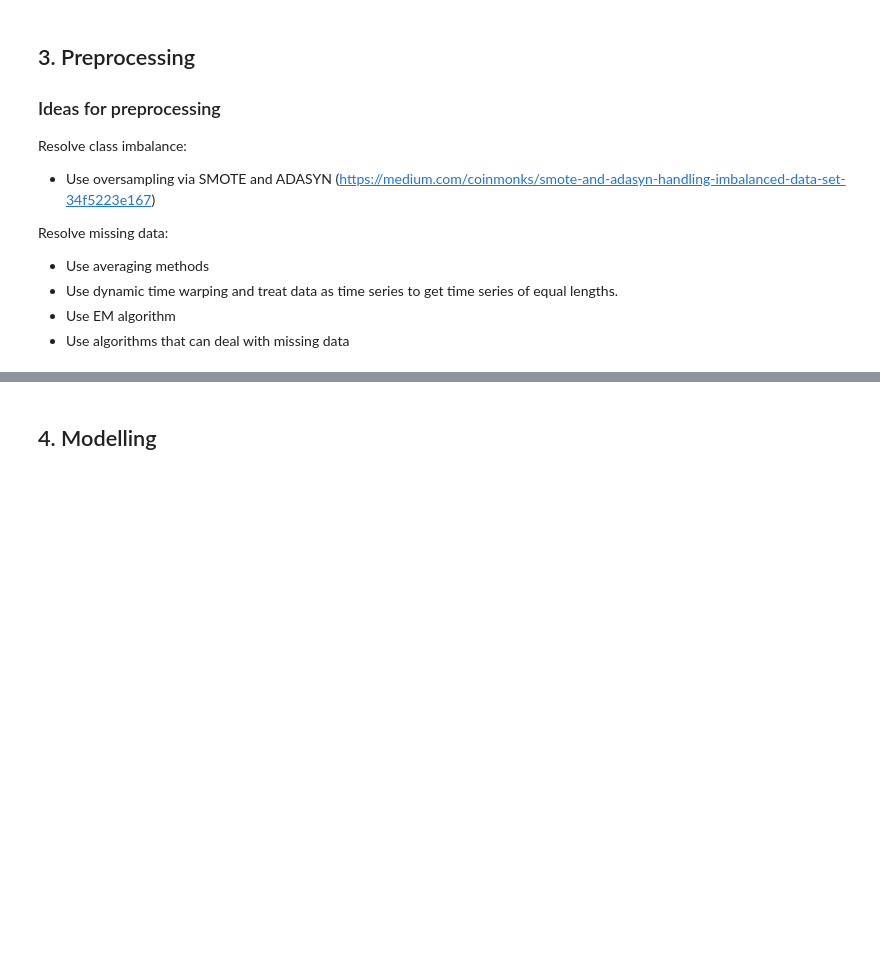
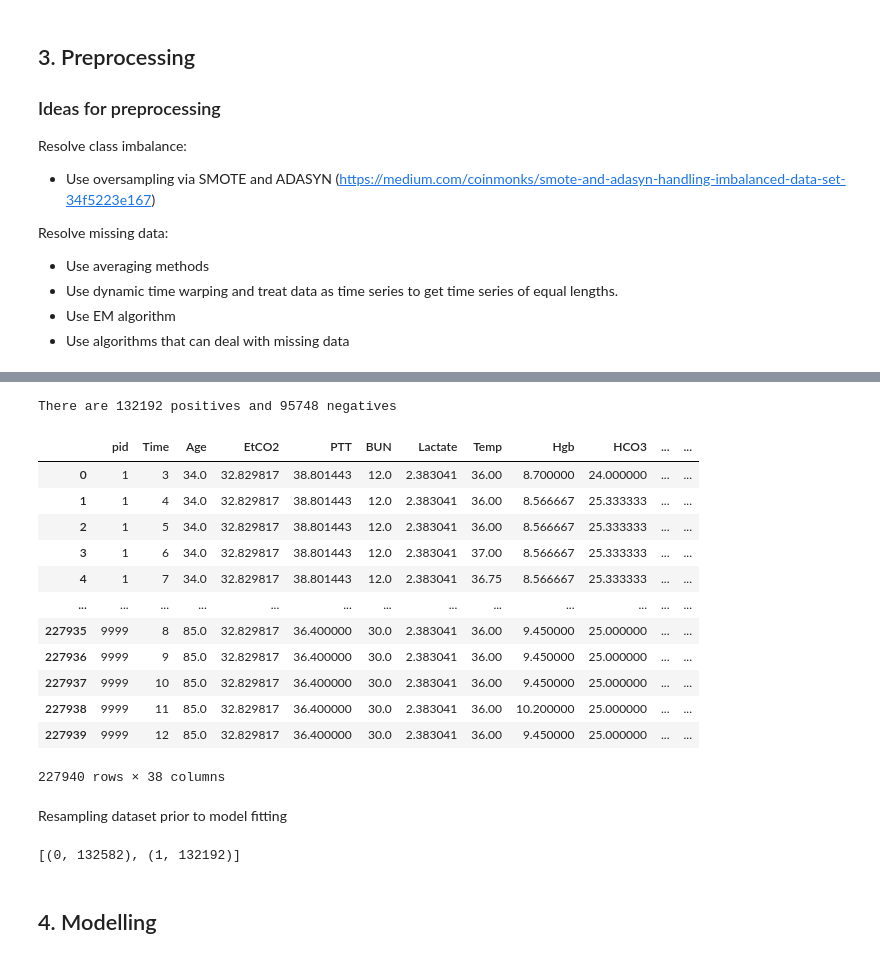
Before and after one commit to pjhartout/Introduction_to_Machine_Learning, a Jupyter notebook: projects/project_2/subtask1.ipynb, the cells around one changed output, grey strips where cells are left out. Cells and saved outputs as stored; diff of their text form; code cells hidden in the pictures; blank space fills up the shorter version.

```diff
--- a/projects/project_2/subtask1.ipynb
+++ b/projects/project_2/subtask1.ipynb
@@ -147 +168,5 @@ df_train.head(5)
+# %%
+# Create label for subtask 1
+df_train_label["medical_tests_ordered"] = df_train_label[["LABEL_BaseExcess", "LABEL_Fibrinogen", "LABEL_AST", "LABEL_Alkalinephos", "LABEL_Bilirubin_total", "LABEL_Lactate", "LABEL_TroponinI", "LABEL_SaO2", "LABEL_Bilirubin_direct", "LABEL_EtCO2"]].any(axis=1).astype(int)
+df_train_labels_test_ordered = df_train_label[["pid","medical_tests_ordered"]]
 # %%
@@ -184,0 +210,23 @@ msno.matrix(df_train_preprocessed)
+# %%
+# Merging pids to make sure they map correctly.
+df_train_preprocessed_merged = pd.merge(df_train_preprocessed, df_train_labels_test_ordered,  how='left', left_on='pid', right_on ='pid')
+# %%
+print(f"There are {(df_train_preprocessed_merged.medical_tests_ordered.values == 1).sum()} positives and {(df_train_preprocessed_merged.medical_tests_ordered.values == 0).sum()} negatives")
+# %% [output]
+There are 132192 positives and 95748 negatives
+# %%
+df_train_preprocessed_merged
+# %% [output]
+|  | pid | Time | Age | EtCO2 | PTT | BUN | Lactate | Temp | Hgb | HCO3 | ... | ... |
+| 0 | 1 | 3 | 34.0 | 32.829817 | 38.801443 | 12.0 | 2.383041 | 36.00 | 8.700000 | 24.000000 | ... | ... |
+| 1 | 1 | 4 | 34.0 | 32.829817 | 38.801443 | 12.0 | 2.383041 | 36.00 | 8.566667 | 25.333333 | ... | ... |
+| 2 | 1 | 5 | 34.0 | 32.829817 | 38.801443 | 12.0 | 2.383041 | 36.00 | 8.566667 | 25.333333 | ... | ... |
+| 3 | 1 | 6 | 34.0 | 32.829817 | 38.801443 | 12.0 | 2.383041 | 37.00 | 8.566667 | 25.333333 | ... | ... |
+| 4 | 1 | 7 | 34.0 | 32.829817 | 38.801443 | 12.0 | 2.383041 | 36.75 | 8.566667 | 25.333333 | ... | ... |
+| ... | ... | ... | ... | ... | ... | ... | ... | ... | ... | ... | ... | ... |
+| 227935 | 9999 | 8 | 85.0 | 32.829817 | 36.400000 | 30.0 | 2.383041 | 36.00 | 9.450000 | 25.000000 | ... | ... |
+| 227936 | 9999 | 9 | 85.0 | 32.829817 | 36.400000 | 30.0 | 2.383041 | 36.00 | 9.450000 | 25.000000 | ... | ... |
+| 227937 | 9999 | 10 | 85.0 | 32.829817 | 36.400000 | 30.0 | 2.383041 | 36.00 | 9.450000 | 25.000000 | ... | ... |
+| 227938 | 9999 | 11 | 85.0 | 32.829817 | 36.400000 | 30.0 | 2.383041 | 36.00 | 10.200000 | 25.000000 | ... | ... |
+| 227939 | 9999 | 12 | 85.0 | 32.829817 | 36.400000 | 30.0 | 2.383041 | 36.00 | 9.450000 | 25.000000 | ... | ... |
+227940 rows × 38 columns
@@ -184,0 +237,2 @@ msno.matrix(df_train_preprocessed)
+# %% [markdown]
+Resampling dataset prior to model fitting
@@ -185,3 +258,7 @@ msno.matrix(df_train_preprocessed)
+# %%
+X_train_resampled, y_train_resampled = oversampling_strategies(X_train, y_train, strategy="adasyn")
+# %% [output]
+[(0, 132582), (1, 132192)]
 # %% [markdown]
 ## 4. Modelling
 # %% [markdown]
```
Also changed, not shown: parts of 19 cells of this notebook.
